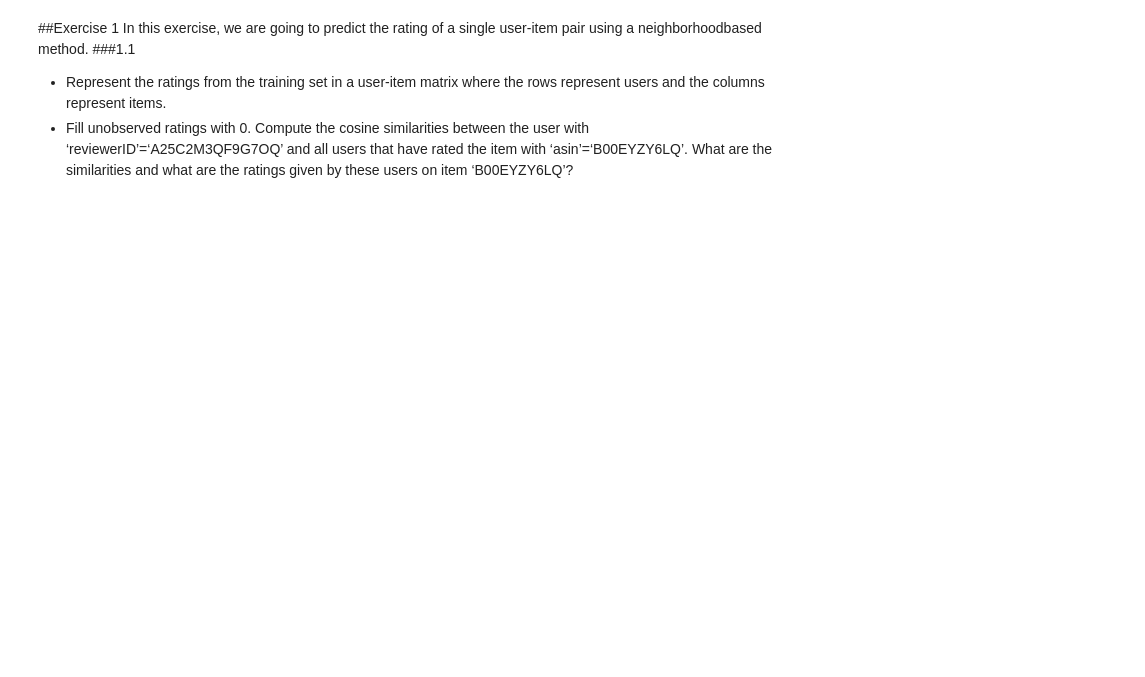
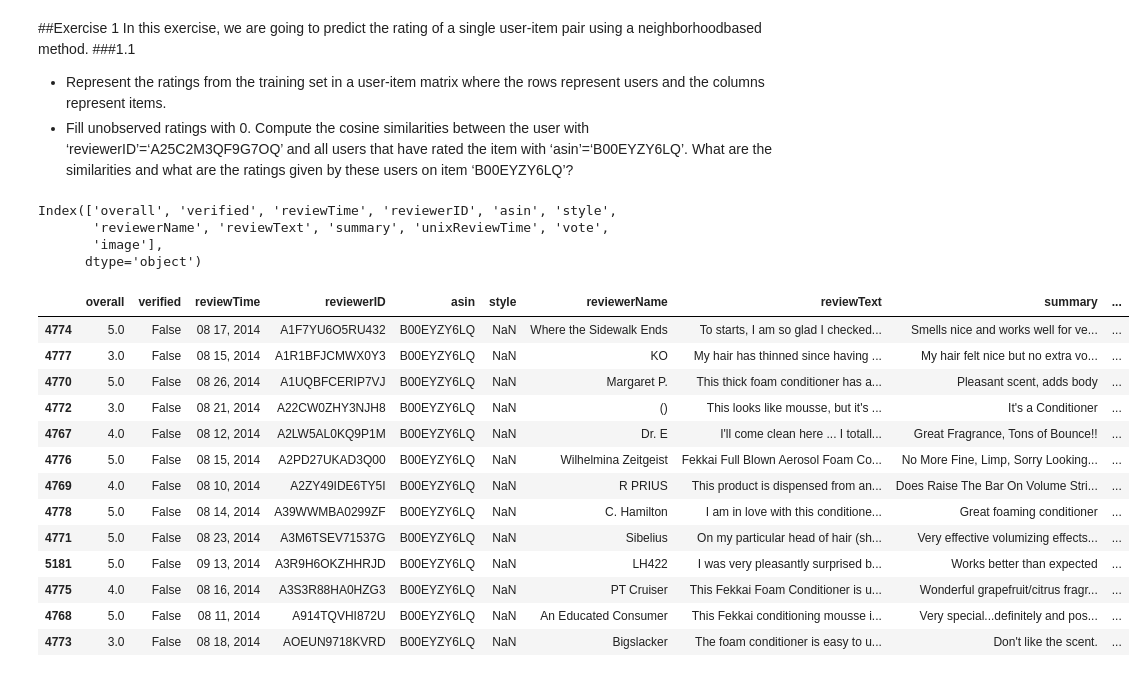
Before and after one commit to vlr112/WebScicence_FinalProject, a Jupyter notebook: labs/session_1/Session_1.ipynb, the cells around one changed output. Cells and saved outputs as stored; diff of their text form; code cells hidden in the pictures; blank space fills up the shorter version.

```diff
--- a/labs/session_1/Session_1.ipynb
+++ b/labs/session_1/Session_1.ipynb
@@ -245,3 +272,51 @@ users and the columns represent items.
 Compute the cosine similarities between the user with ‘reviewerID’=‘A25C2M3QF9G7OQ’ and
 all users that have rated the item with ‘asin’=‘B00EYZY6LQ’.
 What are the similarities and what are the ratings given by these users on item ‘B00EYZY6LQ’?
+# %%
+train.columns
+# %% [output]
+Index(['overall', 'verified', 'reviewTime', 'reviewerID', 'asin', 'style',
+       'reviewerName', 'reviewText', 'summary', 'unixReviewTime', 'vote',
+       'image'],
+      dtype='object')
+# %%
+#join other target_user with others
+
+the_user = train.loc[train['reviewerID'] =='A25C2M3QF9G7OQ']
+
+new = train.loc[train['asin'] =='B00EYZY6LQ']
+
+# new
+
+other_users = train.loc[train['reviewerID'].isin(new['reviewerID'])]
+
+joint = pd.concat([the_user, other_users])
+
+
+
+def user_item_matrix(df):
+
+  df = df[['reviewerID', 'asin', 'overall']]
+
+  all = df.pivot(*df.columns).fillna(0)
+
+  return all
+
+coisa = user_item_matrix(joint)
+# %%
+new.sort_values(by = ['reviewerID'])
+# %% [output]
+|  | overall | verified | reviewTime | reviewerID | asin | style | reviewerName | reviewText | summary | ... |
+| 4774 | 5.0 | False | 08 17, 2014 | A1F7YU6O5RU432 | B00EYZY6LQ | NaN | Where the Sidewalk Ends | To starts, I am so glad I checked... | Smells nice and works well for ve... | ... |
+| 4777 | 3.0 | False | 08 15, 2014 | A1R1BFJCMWX0Y3 | B00EYZY6LQ | NaN | KO | My hair has thinned since having ... | My hair felt nice but no extra vo... | ... |
+| 4770 | 5.0 | False | 08 26, 2014 | A1UQBFCERIP7VJ | B00EYZY6LQ | NaN | Margaret P. | This thick foam conditioner has a... | Pleasant scent, adds body | ... |
+| 4772 | 3.0 | False | 08 21, 2014 | A22CW0ZHY3NJH8 | B00EYZY6LQ | NaN | () | This looks like mousse, but it's ... | It's a Conditioner | ... |
+| 4767 | 4.0 | False | 08 12, 2014 | A2LW5AL0KQ9P1M | B00EYZY6LQ | NaN | Dr. E | I'll come clean here ... I totall... | Great Fragrance, Tons of Bounce!! | ... |
+| 4776 | 5.0 | False | 08 15, 2014 | A2PD27UKAD3Q00 | B00EYZY6LQ | NaN | Wilhelmina Zeitgeist | Fekkai Full Blown Aerosol Foam Co... | No More Fine, Limp, Sorry Looking... | ... |
+| 4769 | 4.0 | False | 08 10, 2014 | A2ZY49IDE6TY5I | B00EYZY6LQ | NaN | R PRIUS | This product is dispensed from an... | Does Raise The Bar On Volume Stri... | ... |
+| 4778 | 5.0 | False | 08 14, 2014 | A39WWMBA0299ZF | B00EYZY6LQ | NaN | C. Hamilton | I am in love with this conditione... | Great foaming conditioner | ... |
+| 4771 | 5.0 | False | 08 23, 2014 | A3M6TSEV71537G | B00EYZY6LQ | NaN | Sibelius | On my particular head of hair (sh... | Very effective volumizing effects... | ... |
+| 5181 | 5.0 | False | 09 13, 2014 | A3R9H6OKZHHRJD | B00EYZY6LQ | NaN | LH422 | I was very pleasantly surprised b... | Works better than expected | ... |
+| 4775 | 4.0 | False | 08 16, 2014 | A3S3R88HA0HZG3 | B00EYZY6LQ | NaN | PT Cruiser | This Fekkai Foam Conditioner is u... | Wonderful grapefruit/citrus fragr... | ... |
+| 4768 | 5.0 | False | 08 11, 2014 | A914TQVHI872U | B00EYZY6LQ | NaN | An Educated Consumer | This Fekkai conditioning mousse i... | Very special...definitely and pos... | ... |
+| 4773 | 3.0 | False | 08 18, 2014 | AOEUN9718KVRD | B00EYZY6LQ | NaN | Bigslacker | The foam conditioner is easy to u... | Don't like the scent. | ... |
```
Also changed, not shown: parts of 9 cells of this notebook.
